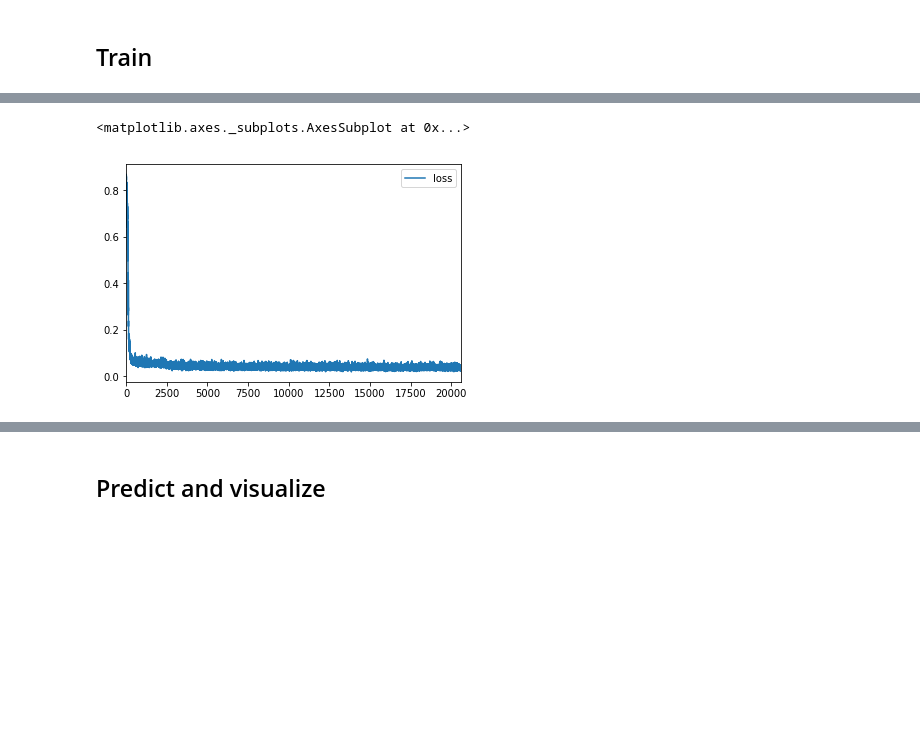
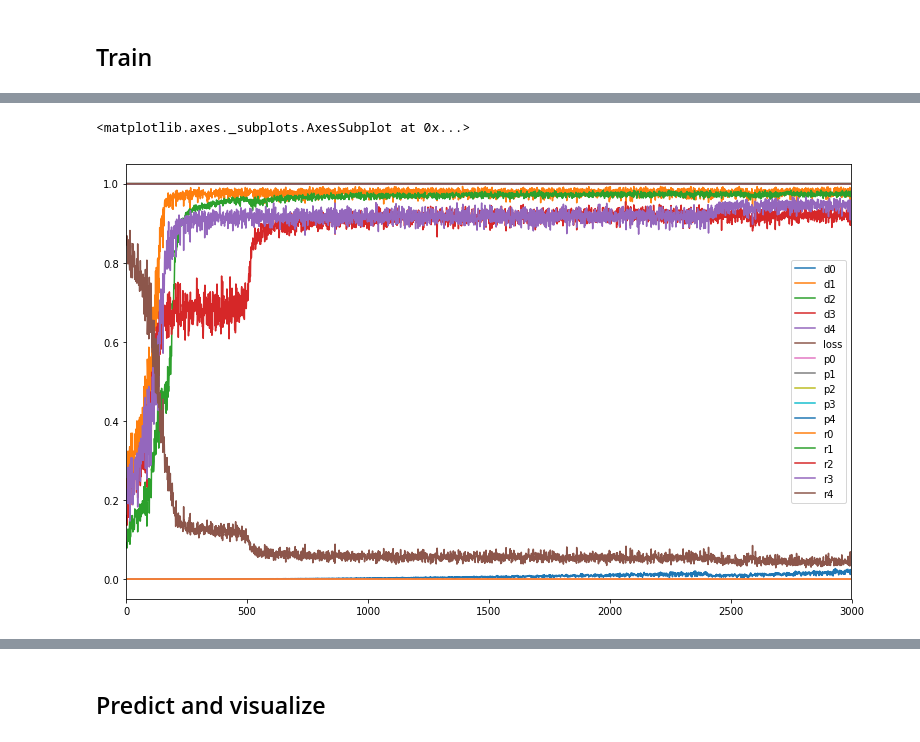
Before and after one commit to windj007/tablex-dataset, a Jupyter notebook: box_based_pytorch.ipynb, the cells around one changed output, grey strips where cells are left out. Cells and saved outputs as stored; diff of their text form; code cells hidden in the pictures; blank space fills up the shorter version.

Commit message:
add metrics

```diff
--- a/box_based_pytorch.ipynb
+++ b/box_based_pytorch.ipynb
@@ -167,13 +176,11 @@ class UNet(nn.Module):
     def forward(self, x):
         enc_conv_outs = []
         enc_pool_outs = [x]
-        enc_pool_idx = []
         for enc_conv in self.encoder:
             cur_conv_out = enc_conv(enc_pool_outs[-1])
             enc_conv_outs.append(cur_conv_out)
             cur_pool_out = F.max_pool2d(cur_conv_out, (2, 2))
             enc_pool_outs.append(cur_pool_out)
-            enc_pool_idx.append(cur_pool_idx)
 
         cur_out = self.bottleneck(enc_pool_outs[-1])
 
@@ -191,32 +253,27 @@ class UNet(nn.Module):
 # %%
 def mcuda(x, cuda):
     return x.cuda() if cuda else x
+
+
+def npten(arr, cuda):
+    return mcuda(torch.from_numpy(arr), cuda)
 
 
 def npvar(arr, cuda):
     return mcuda(Variable(torch.from_numpy(arr)), cuda)
 
 
-def dice_loss(pred, target):
-    smooth = 1.
-
-    pflat = pred.view(-1)
-    tflat = target.view(-1)
-    intersection = (pflat * tflat).sum()
-
-    return 1 - ((2. * intersection + smooth) /
-                (pflat.sum() + tflat.sum() + smooth))
-
-
-def run_network(network, generator, num_batches, criterion=dice_loss, optimizer=None, cuda=True):
+def run_network(network, generator, num_batches, optimizer=None, cuda=True):
     metrics = []
     gen_iter = iter(generator)
     for _ in tqdm.tqdm(range(num_batches)):
-        image_ids, images, mask, boxes = next(gen_iter)
+        image_ids, images, mask, loss_weights, boxes = next(gen_iter)
         mask_var = npvar(mask, cuda)
+        loss_weights_var = npvar(loss_weights, cuda)
+
         cur_out = network(npvar(images, cuda))
 
-        loss = criterion(cur_out, mask_var)
+        loss = dice_loss(cur_out, mask_var)
 
         if optimizer:
             optimizer.zero_grad()
@@ -225,19 +282,22 @@ def run_network(network, generator, num_batches, criterion=dice_loss, optimizer=
             optimizer.step()
 
         cur_metrics = { 'loss' : loss.data[0] }
+        for name, func in METRICS.items():
+            metric_value = func(cur_out, mask_var).cpu().data.numpy()
+            cur_metrics.update((name+str(i), v) for i, v in enumerate(metric_value))
         metrics.append(cur_metrics)
     return metrics
 # %%
-%%prun
-EPOCHS_NUM = 10
-BATCHES_PER_EPOCH_TRAIN = 200
-BATCHES_PER_EPOCH_VAL = 20
+EPOCHS_NUM = 30
+BATCHES_PER_EPOCH_TRAIN = 100
+BATCHES_PER_EPOCH_VAL = 10
 
 BATCH_SIZE = 8
 train_gen = data_gen(train_image_ids, imgaug_pipeline, batch_size=BATCH_SIZE)
 val_gen = data_gen(val_image_ids, imgaug_pipeline, batch_size=BATCH_SIZE)
 
-net = UNet(first_conv_channels=8, depth=3, enc_dilations=[1]).cuda()
+net = UNet(first_conv_channels=
+           8, depth=3, enc_dilations=[1]).cuda()
 optimizer = Adam(net.parameters())
 print('total parameters', sum(numpy.product(p.size()) for p in net.parameters()))
 
@@ -245,11 +305,13 @@ train_metrics = []
 val_metrics = []
 for epoch in range(EPOCHS_NUM):
     print('epoch', epoch)
+    net.train()
     cur_train_metrics = run_network(net, train_gen, BATCHES_PER_EPOCH_TRAIN,
                                     optimizer=optimizer)
     train_metrics.extend(cur_train_metrics)
     display(pandas.DataFrame(cur_train_metrics).describe().loc[['mean', 'std']])
 
+    net.eval()
     cur_val_metrics = run_network(net, val_gen, BATCHES_PER_EPOCH_VAL)
     val_metrics.extend(cur_val_metrics)
     display(pandas.DataFrame(cur_val_metrics).describe().loc[['mean', 'std']])
@@ -290,8 +350,8 @@ epoch 3
 train_metrics = pandas.DataFrame(train_metrics)
 val_metrics = pandas.DataFrame(val_metrics)
 # %%
-train_metrics.plot()
+train_metrics.plot(figsize=(13, 8))
 # %% [output]
 <matplotlib.axes._subplots.AxesSubplot at 0x...>
-[figure, old version]
+[figure, new version]
 # %%
```
Also changed, not shown: parts of 12 cells of this notebook.
